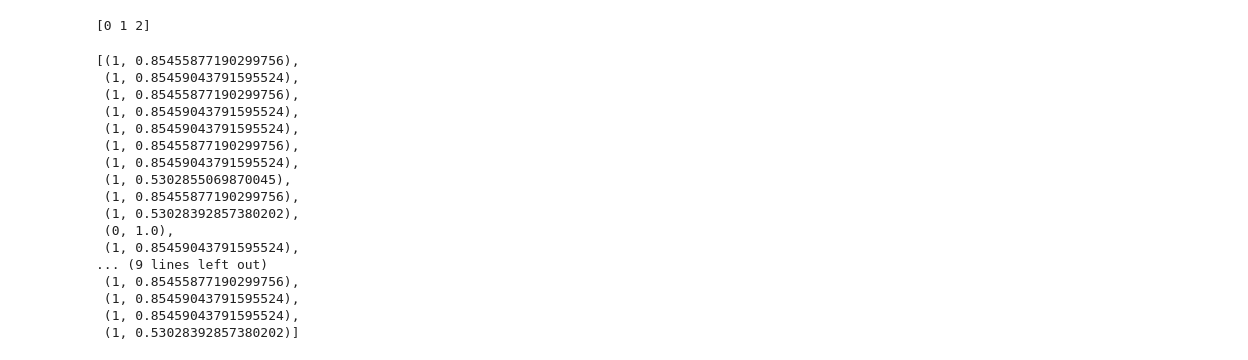
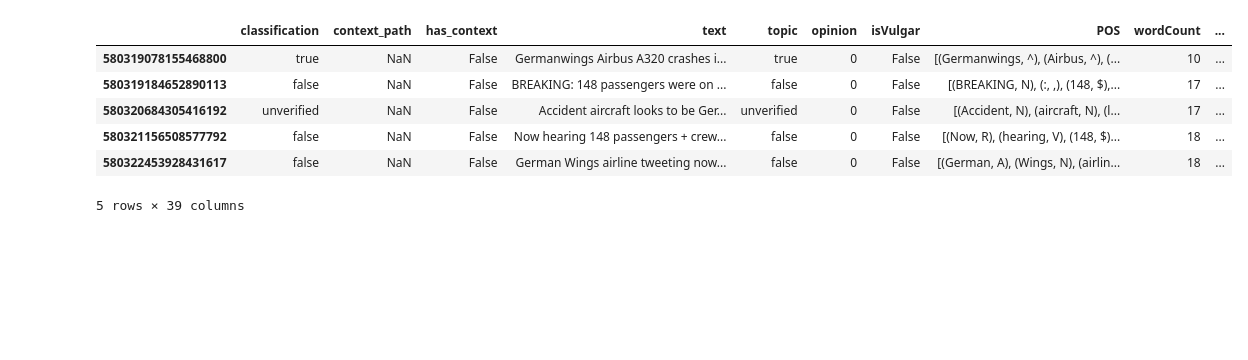
Before and after one commit to happythenewsad/530project, a Jupyter notebook: file_reader.ipynb, the cells around one changed output. Saved outputs shown, nothing was run; the diff lists cells and outputs as text; code cells hidden in the pictures; blank space fills up the shorter version.

```diff
--- a/file_reader.ipynb
+++ b/file_reader.ipynb
@@ -94,21 +83,0 @@ df['containsAbbreviation'] = contains_abbrevs
-# %%
-
-df.loc[df.classification == 'true', 'classification'] = 0
-df.loc[df.classification == 'false', 'classification'] = 1
-df.loc[df.classification == 'unverified', 'classification'] = 2
-# getting the labels
-
-attributes = ['isVulgar', 'containsAdjective', 'containsURL', 'containsEmoji', 'containsAbbreviation']
-
-
-df_test = df[attributes]
-
-labels = df['classification']
-labels = [l for l in labels]
-labels = np.array(labels)
-
-
-# getting the values as a list of lists
-values = df[attributes].values.tolist()
-values = np.array(values)
-values
@@ -133,28 +84,16 @@ array([[False, False, False, False, False],
-# %%
-import classifiers
-# note predict_proba() gets  probabilities for all 3 labels
-predictions, probabilities = classifiers.naive_bayes(values, labels, values)
-
-# creates pairings of the prediction and the probability of the prediction
-pred_probs_pairs = [(predictions[i], probabilities[i][predictions[i]]) for i in range(len(predictions))]
-
-pred_probs_pairs
-# %% [output]
-[0 1 2]
-[(1, 0.85455877190299756),
- (1, 0.85459043791595524),
- (1, 0.85455877190299756),
- (1, 0.85459043791595524),
- (1, 0.85459043791595524),
- (1, 0.85455877190299756),
- (1, 0.85459043791595524),
- (1, 0.5302855069870045),
- (1, 0.85455877190299756),
- (1, 0.53028392857380202),
- (0, 1.0),
- (1, 0.85459043791595524),
-... (9 lines left out)
- (1, 0.85455877190299756),
- (1, 0.85459043791595524),
- (1, 0.85459043791595524),
- (1, 0.53028392857380202)]
+# %%
+for i, tag in enumerate(TwitterParser.tagset):
+    tag_counts = []
+    for pos_counts in df['posCounts']:
+        tag_counts.append(pos_counts[i])
+    column_name = 'num_' + tag
+    df[column_name] = tag_counts
+df.head()
+# %% [output]
+|  | classification | context_path | has_context | text | topic | opinion | isVulgar | POS | wordCount | ... |
+| 580319078155468800 | true | NaN | False | Germanwings Airbus A320 crashes i... | true | 0 | False | [(Germanwings, ^), (Airbus, ^), (... | 10 | ... |
+| 580319184652890113 | false | NaN | False | BREAKING: 148 passengers were on ... | false | 0 | False | [(BREAKING, N), (:, ,), (148, $),... | 17 | ... |
+| 580320684305416192 | unverified | NaN | False | Accident aircraft looks to be Ger... | unverified | 0 | False | [(Accident, N), (aircraft, N), (l... | 17 | ... |
+| 580321156508577792 | false | NaN | False | Now hearing 148 passengers + crew... | false | 0 | False | [(Now, R), (hearing, V), (148, $)... | 18 | ... |
+| 580322453928431617 | false | NaN | False | German Wings airline tweeting now... | false | 0 | False | [(German, A), (Wings, N), (airlin... | 18 | ... |
+5 rows × 39 columns
```
Also changed, not shown: parts of 7 cells of this notebook.
